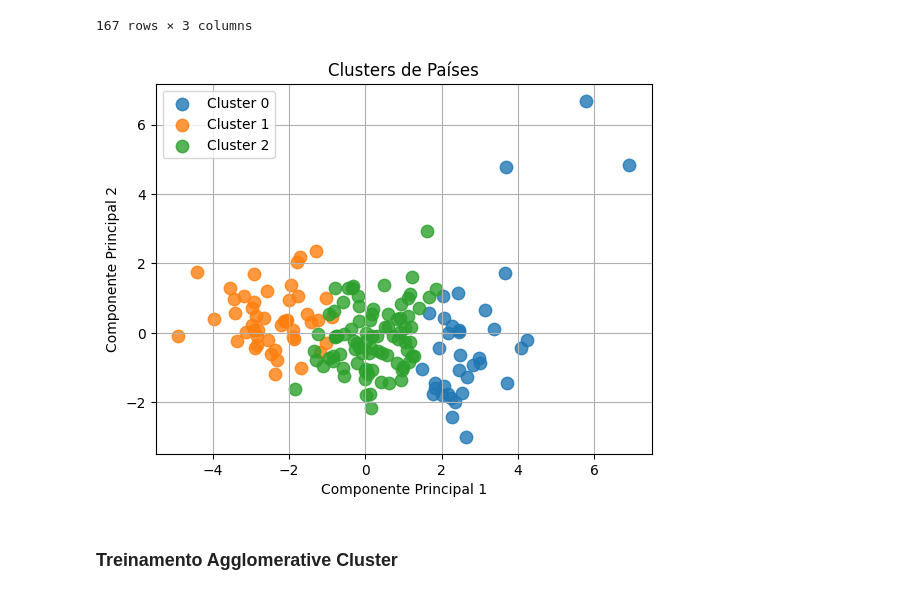
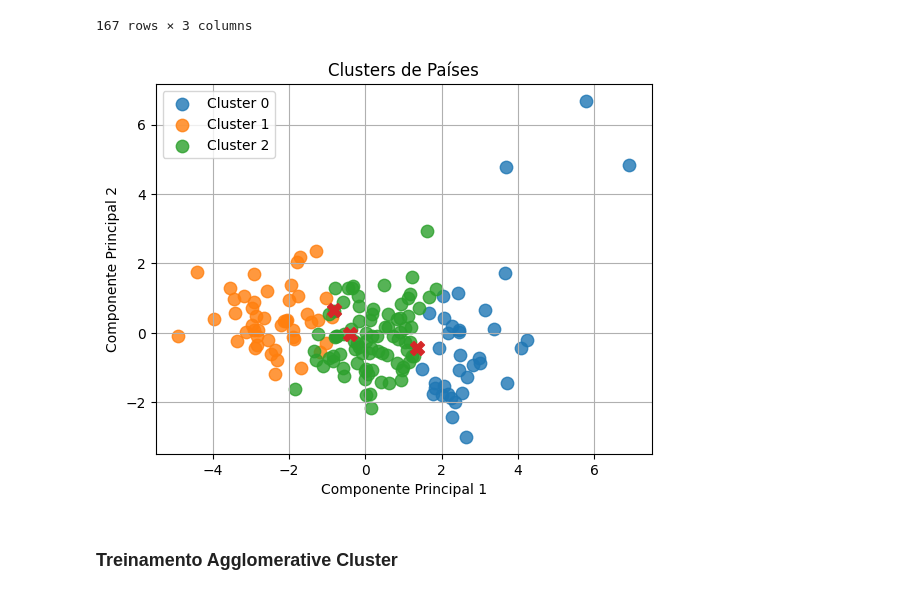
Before and after one commit to LMRocha/pd_algoritmos_clusterizacao, a Jupyter notebook: country_data.ipynb, the cells around one changed output. Saved outputs shown, nothing was run; the diff lists cells and outputs as text; code cells hidden in the pictures.

```diff
--- a/country_data.ipynb
+++ b/country_data.ipynb
@@ -58,6 +61,15 @@ Dataset URL: https://www.kaggle.com/datasets/rohan0301/unsupervised-learning-on-
 # %% [markdown]
 ## Definição de funções
 # %%
+def histogram_per_variable_plot(X):
+    for col in X.columns:
+        plt.figure()
+        plt.hist(X[col].dropna())
+        plt.title(col)
+        plt.xlabel(col)
+        plt.ylabel("freq")
+        plt.show()
+
 def pair_plot(data,figsize_x,figsize_y):
     sns.pairplot(data=data,diag_kind='kde')
     plt.figure(figsize=(figsize_x, figsize_y))
@@ -68,11 +80,12 @@ def scatter_plot(data,x,y,figsize_x,figsize_y):
     plt.figure(figsize=(figsize_x, figsize_y))
     plt.show()
 
-def plot_data_clusters(data,figsize):
+def plot_data_clusters(data,centroids):
     for c in sorted(np.unique(data['cluster'])):
         subset = data[data["cluster"] == c]
         plt.scatter(subset["PCA1"], subset["PCA2"], s=80, alpha=0.8, label=f"Cluster {c}")
 
+    plt.scatter(centroids[:,0], centroids[:,1], marker="X", s=100)
     plt.title("Clusters de Países")
     plt.xlabel("Componente Principal 1")
     plt.ylabel("Componente Principal 2")
@@ -193,6 +220,7 @@ scatter_plot(data=df_xpca,x='PCA1',y='PCA2',figsize_x=10,figsize_y=5)
 # %%
 model_kmeans = KMeans(n_clusters=3,max_iter=500,init='k-means++', n_init=10)
 km_labels = model_kmeans.fit_predict(Xs)
+km_centroids = model_kmeans.cluster_centers_
 # %% [markdown]
 <b> criação da coluna 'cluster'
 # %%
@@ -213,9 +241,9 @@ df_xpca
 | 166 | -2.864064 | 0.485998 | 1 |
 167 rows × 3 columns
 # %%
-plot_data_clusters(data=df_xpca,figsize=[10,5])
+plot_data_clusters(data=df_xpca,centroids=km_centroids)
 # %% [output]
-[figure, old version]
+[figure, new version]
 # %% [markdown]
 ### Treinamento Agglomerative Cluster
 # %%
```
Also changed, not shown: parts of 8 cells of this notebook, 3 other files.
